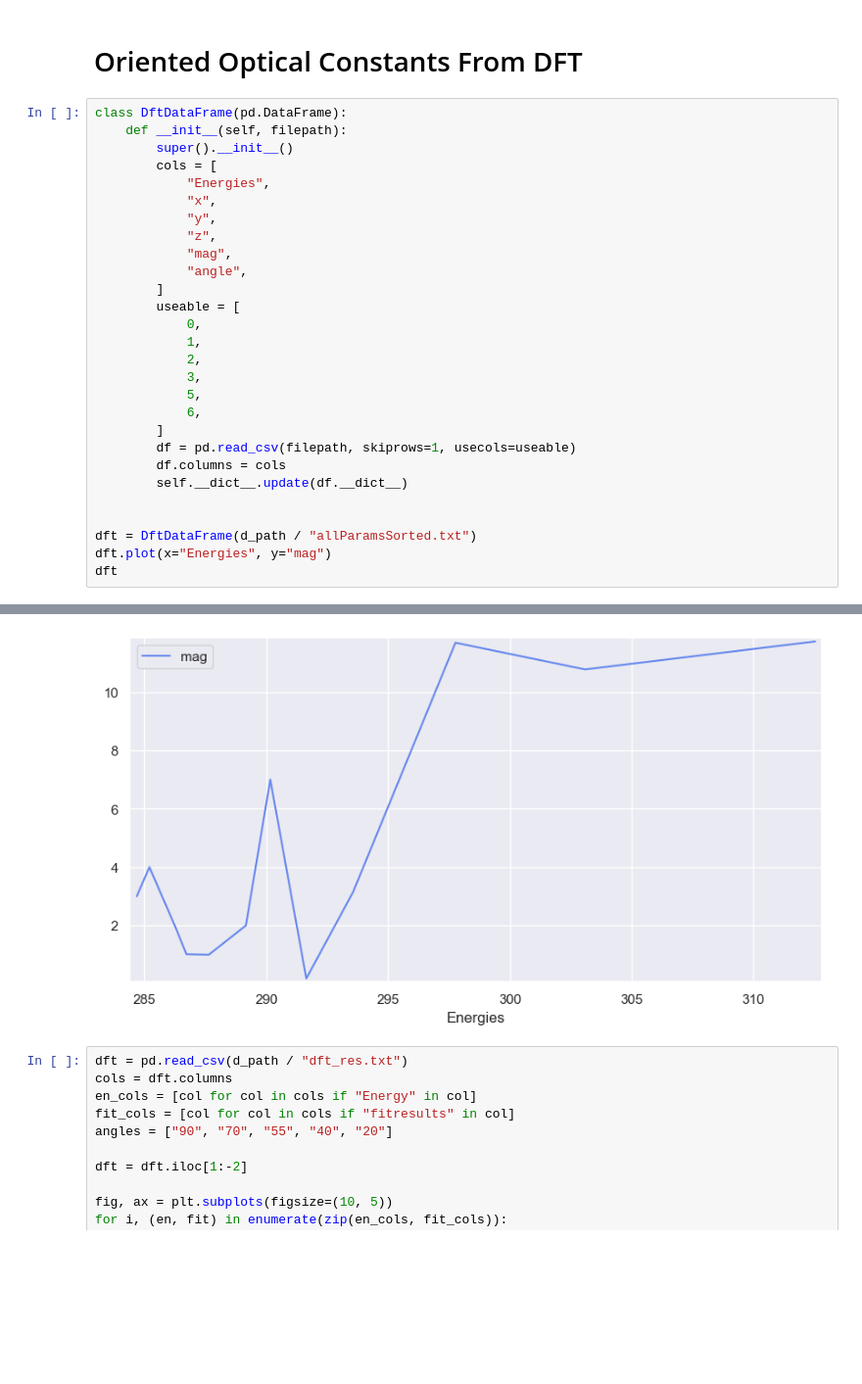
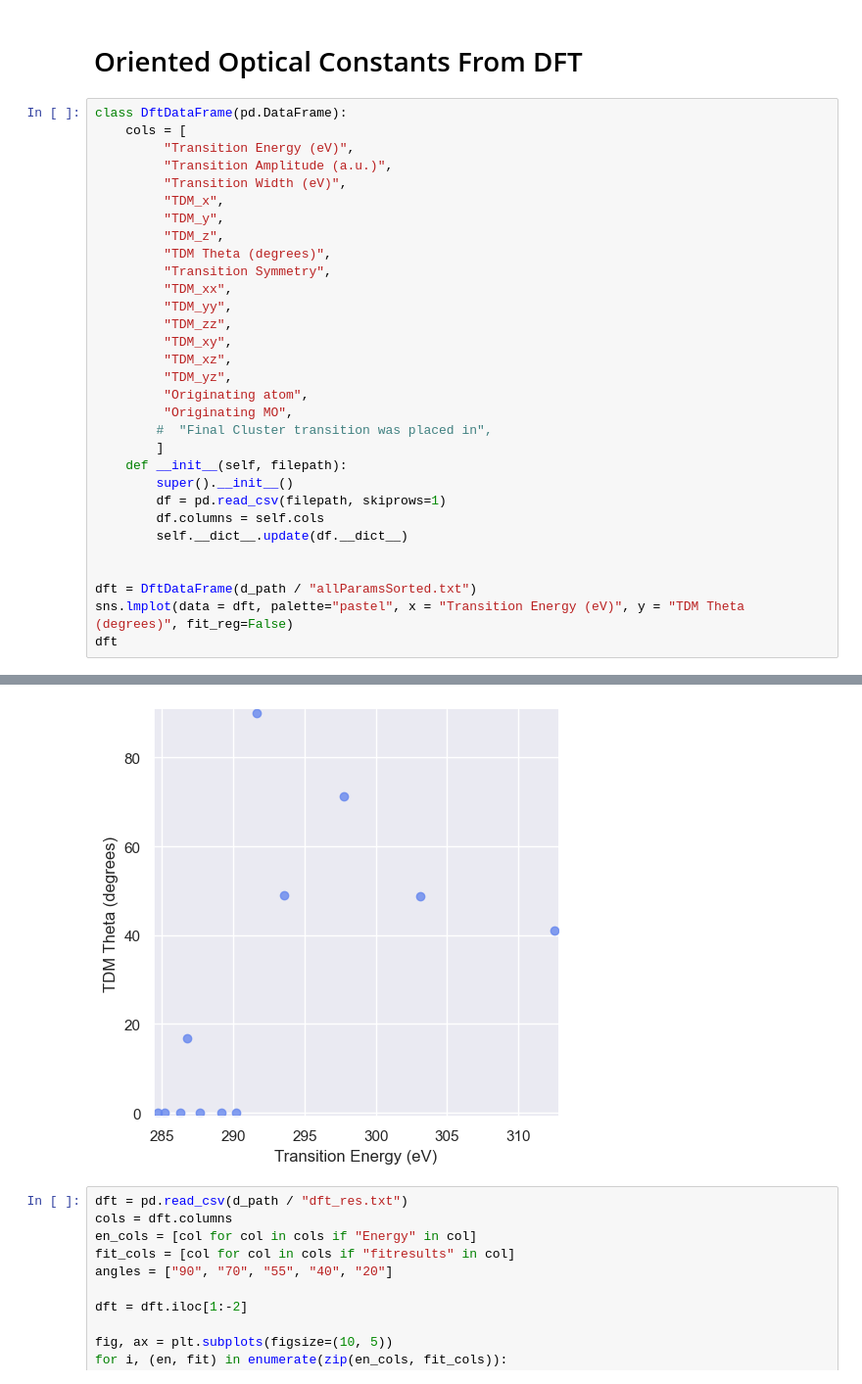
Before and after one commit to WSU-Carbon-Lab/pyref, a Jupyter notebook: docs/RoomTempFitting.ipynb, the cells around one changed output, grey strips where cells are left out. Shown at 98% size. Cells and saved outputs as stored; diff of their text form; blank space fills up the shorter version.

```diff
--- a/docs/RoomTempFitting.ipynb
+++ b/docs/RoomTempFitting.ipynb
@@ -72,30 +72,33 @@ znpc_data = to_refnx_dataset(zrt_rt)
 # Oriented Optical Constants From DFT
 # %%
 class DftDataFrame(pd.DataFrame):
+    cols = [
+         "Transition Energy (eV)",
+         "Transition Amplitude (a.u.)",
+         "Transition Width (eV)",
+         "TDM_x",
+         "TDM_y",
+         "TDM_z",
+         "TDM Theta (degrees)",
+         "Transition Symmetry",
+         "TDM_xx",
+         "TDM_yy",
+         "TDM_zz",
+         "TDM_xy",
+         "TDM_xz",
+         "TDM_yz",
+         "Originating atom",
+         "Originating MO",
+        #  "Final Cluster transition was placed in",
+        ]
     def __init__(self, filepath):
         super().__init__()
-        cols = [
-            "Energies",
-            "x",
-            "y",
-            "z",
-            "mag",
-            "angle",
-        ]
-        useable = [
-            0,
-            1,
-            2,
-            3,
-            5,
-            6,
-        ]
-        df = pd.read_csv(filepath, skiprows=1, usecols=useable)
-        df.columns = cols
+        df = pd.read_csv(filepath, skiprows=1)
+        df.columns = self.cols
         self.__dict__.update(df.__dict__)
 
 
 dft = DftDataFrame(d_path / "allParamsSorted.txt")
-dft.plot(x="Energies", y="mag")
+sns.lmplot(data = dft, palette="pastel", x = "Transition Energy (eV)", y = "TDM Theta (degrees)", fit_reg=False)
 dft
 # %% [output]
@@ -115,4 +118,4 @@ dft
-[figure, old version]
+[figure, new version]
 # %%
 dft = pd.read_csv(d_path / "dft_res.txt")
 cols = dft.columns
```
Also changed, not shown: parts of 5 cells of this notebook.
